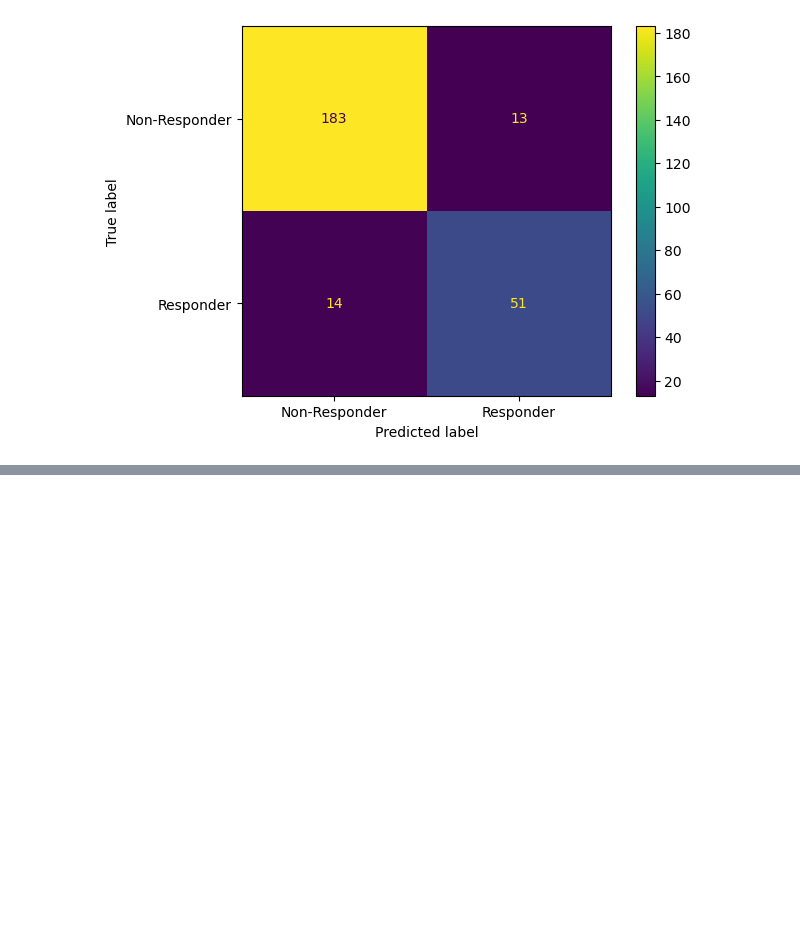
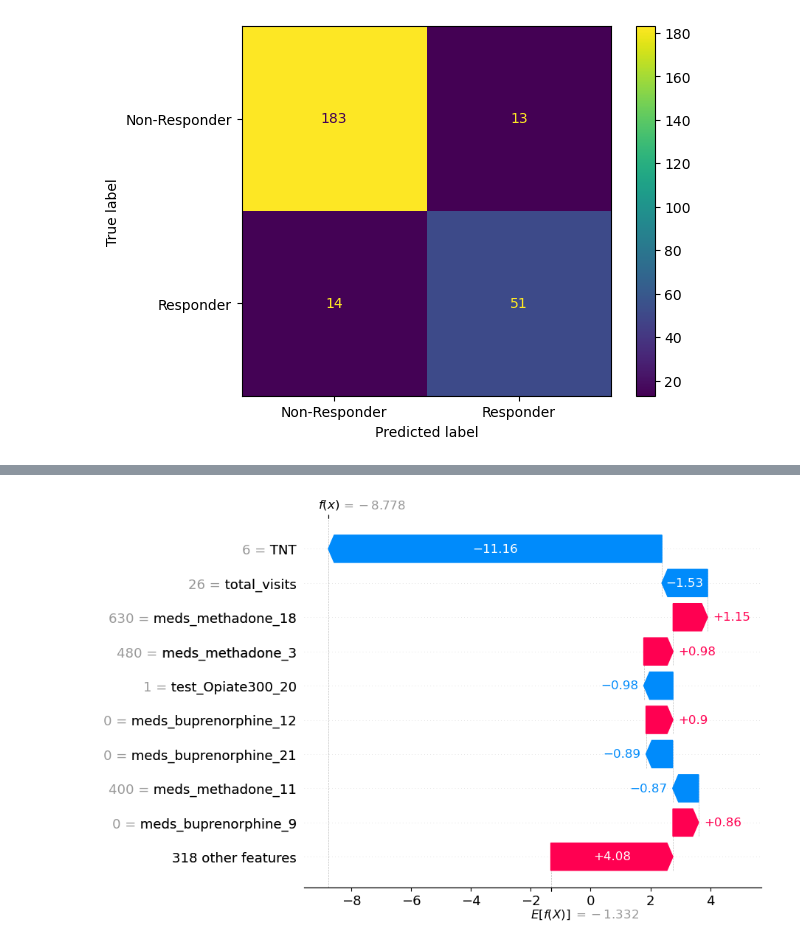
Before and after one commit to DanHerman212/oud_treatment_outcome, a Jupyter notebook: notebooks/5_sklearn_logistic_regression.ipynb, the cells around one changed output, grey strips where cells are left out. Saved outputs shown, nothing was run; the diff lists cells and outputs as text; code cells hidden in the pictures; blank space fills up the shorter version.

```diff
--- a/notebooks/5_sklearn_logistic_regression.ipynb
+++ b/notebooks/5_sklearn_logistic_regression.ipynb
@@ -87,12 +95,14 @@ shap.plots.force(shap_values[data_index,:,class_index], matplotlib=True)
 # %%
 data_index = 2
 class_index = 1
 
 ex_logit = shap.Explainer(
-model.predict_proba, X_sub, link=shap.links.logit)
-sv_logit = ex_logit(X_test.iloc[0:100])
+lr.predict_proba, X_sub, link=shap.links.logit)
+sv_logit = ex_logit(X_test.iloc[0:100], max_evals=700)
 
 shap.plots.waterfall(sv_logit[data_index,:,class_index])
+# %% [output]
+[figure, added]
 # %%
 class_index = 0
 shap.plots.beeswarm(shap_values[:,:,class_index])
```
Also changed, not shown: parts of 8 cells of this notebook.
